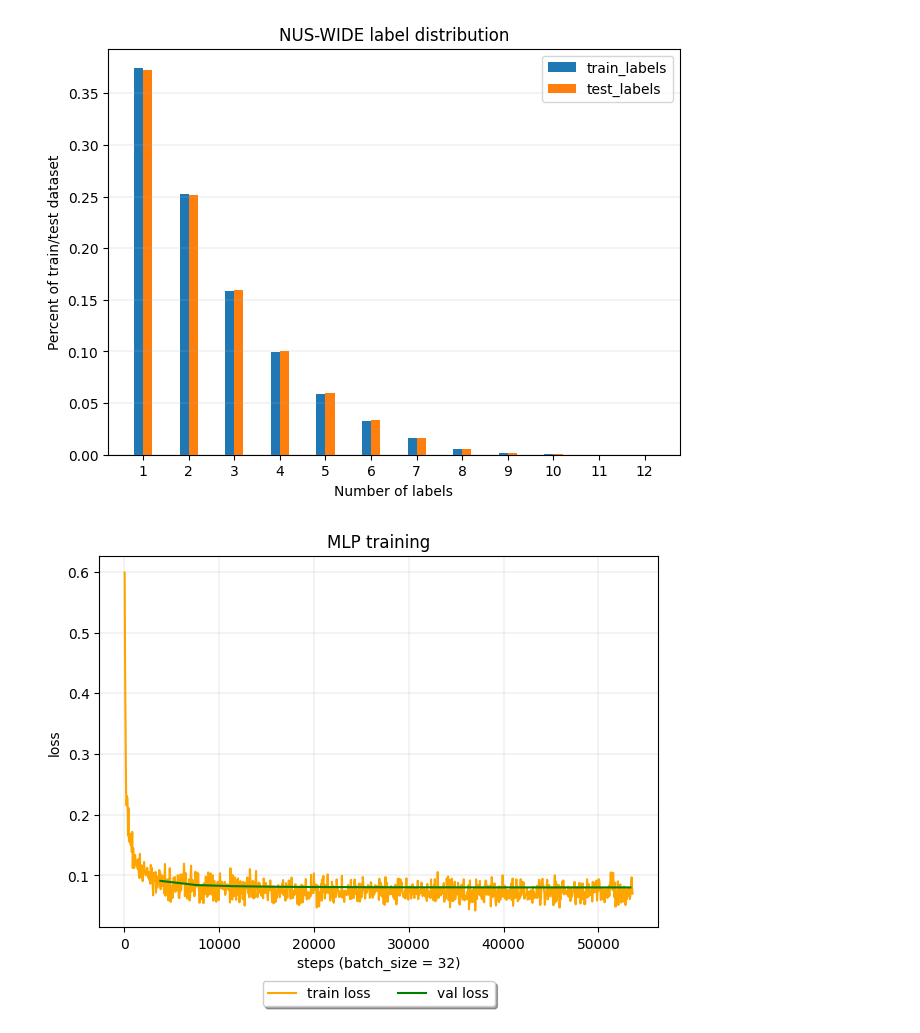
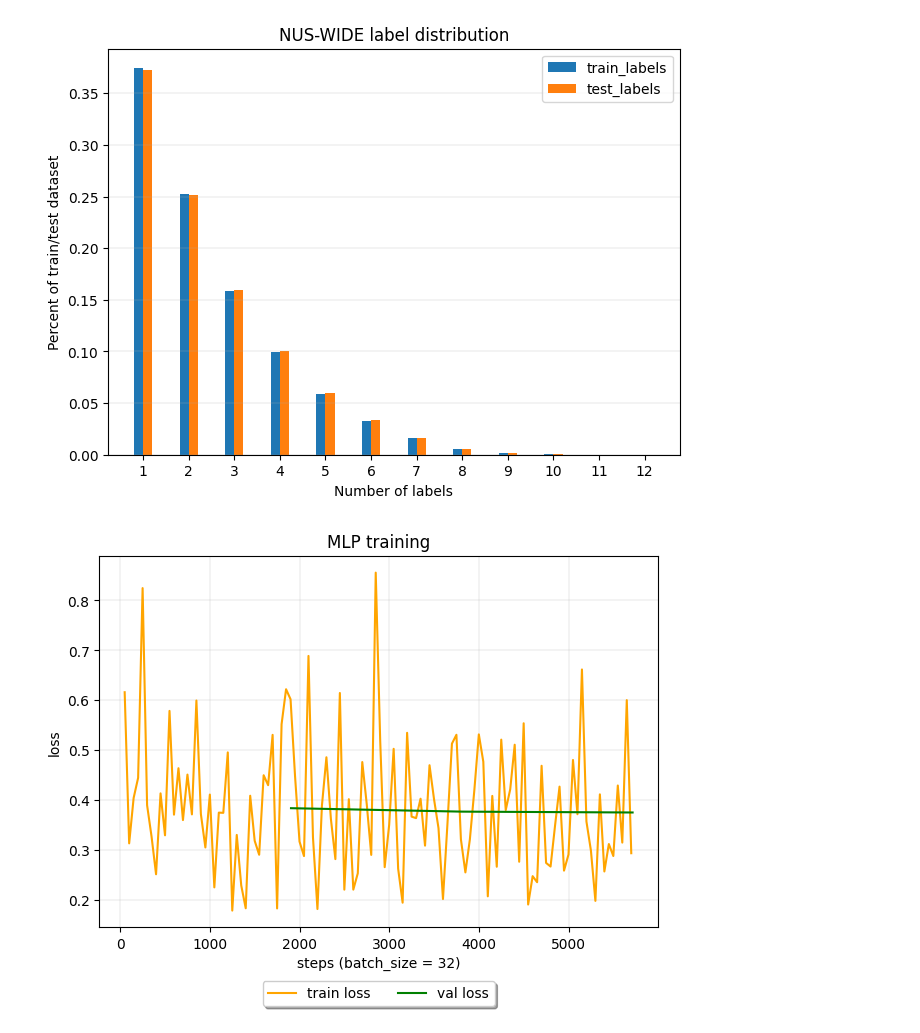
Before and after one commit to skorodenko/wallpaper_tagging, a Jupyter notebook: eda.ipynb, the cells around one changed output. Cells and saved outputs as stored; diff of their text form; code cells hidden in the pictures.

```diff
--- a/eda.ipynb
+++ b/eda.ipynb
@@ -112,7 +112,7 @@ Max 13 | Min 1
 [figure]
 # %%
 root = Path("./assets/trained_models")
-model_root = "mlp.train"
+model_root = "lqp.train"
 train_progress_path = root / model_root / "metrics.csv"
 
 prog = pl.read_csv(train_progress_path)
@@ -126,31 +126,31 @@ val_loss = (
     .filter(~pl.col("val_loss").is_null())
     .select(pl.col("step").cast(pl.Int64), pl.col("val_loss").cast(pl.Float64))
 )
 #hf1_score = (
 #    prog
 #    .filter(~pl.col("H_F1").is_null())
 #    .select(pl.col("step").cast(pl.Int64), pl.col("H_F1").cast(pl.Float64))
 #)
 
 fig, ax1 = plt.subplots()
 
 color = "tab:red"
 ax1.set_xlabel("steps (batch_size = 32)")
 ax1.set_ylabel("loss")
 ax1.plot(train_loss["step"], train_loss["train_loss"], color="orange", label="train loss")
 ax1.plot(val_loss["step"], val_loss["val_loss"], color="green", label="val loss")
 ax1.legend(loc="upper center", bbox_to_anchor=(0.5, -0.125), fancybox=True, shadow=True, ncol=5)
 
 #ax2 = ax1.twinx()  # instantiate a second axes that shares the same x-axis
 
 #color = "tab:blue"
 #ax2.set_ylabel("H_F1", color=color)  # we already handled the x-label with ax1
 #ax2.plot(hf1_score["step"], hf1_score["H_F1"], color=color, label="H_F1 score")
 #ax2.tick_params(axis="y", labelcolor=color)
 
 fig.tight_layout()  # otherwise the right y-label is slightly clipped
 plt.title("MLP training")
 plt.grid(linewidth=0.2)
 plt.show()
 # %% [output]
-[figure, old version]
+[figure, new version]
```
Also changed, not shown: 4 other files.
